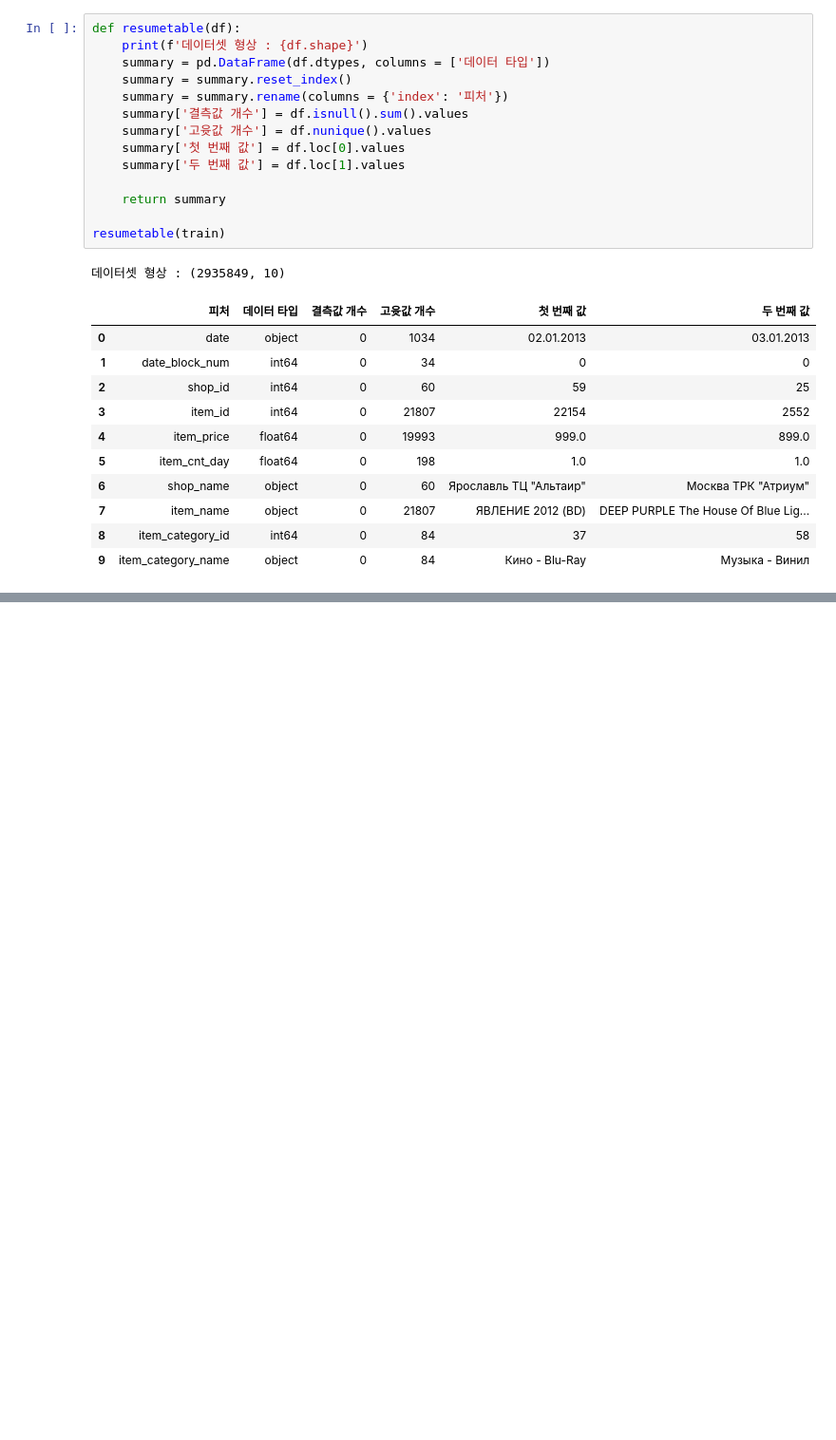
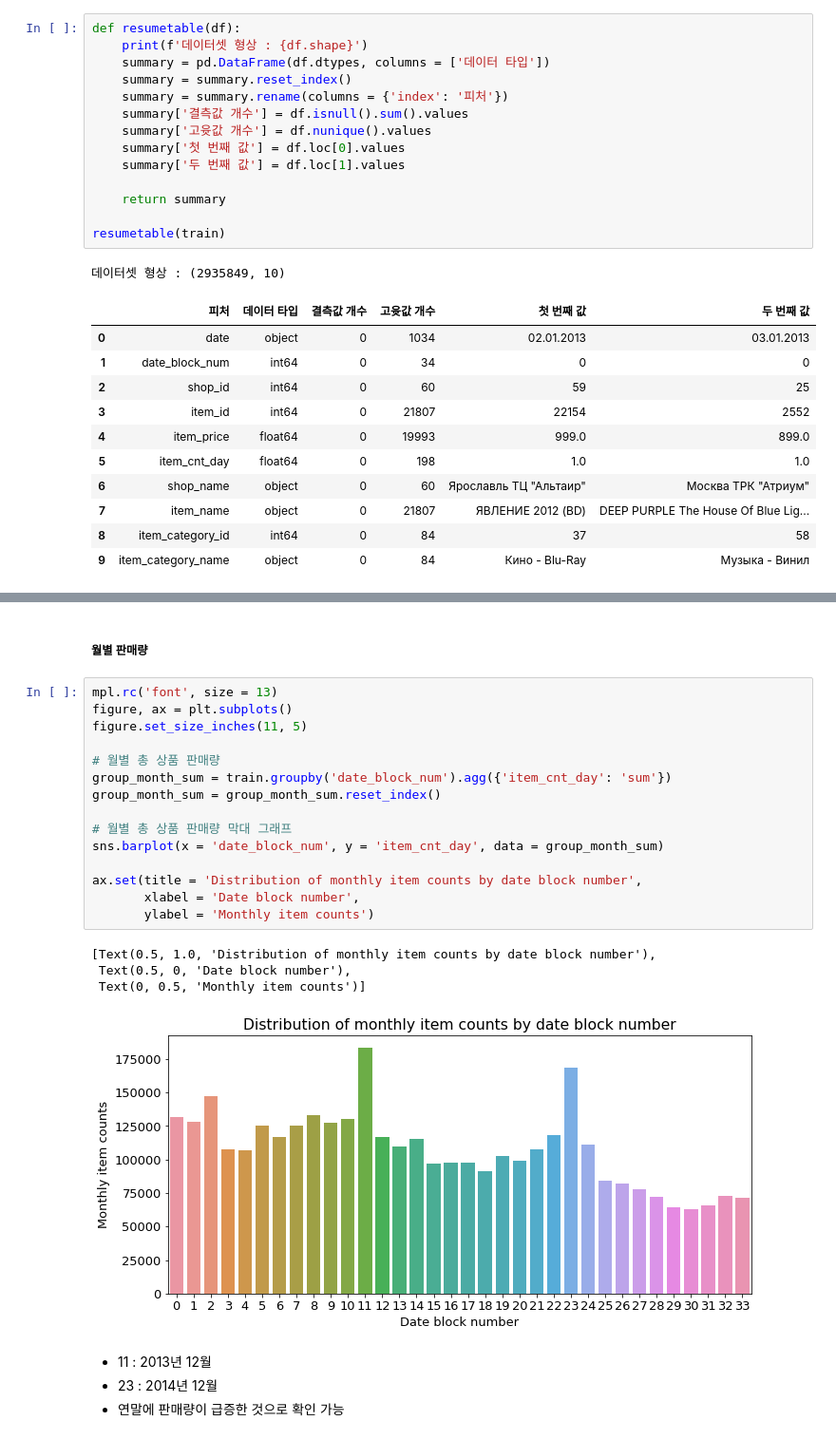
Before and after one commit to hbhb0311/DataAnalysis, a Jupyter notebook: predict_future_sales.ipynb, the cells around one changed output, grey strips where cells are left out. Shown at 95% size. Cells and saved outputs as stored; diff of their text form; blank space fills up the shorter version.

```diff
--- a/predict_future_sales.ipynb
+++ b/predict_future_sales.ipynb
@@ -194,0 +246,26 @@ resumetable(train)
+# %% [markdown]
+##### 월별 판매량
+# %%
+mpl.rc('font', size = 13)
+figure, ax = plt.subplots()
+figure.set_size_inches(11, 5)
+
+# 월별 총 상품 판매량
+group_month_sum = train.groupby('date_block_num').agg({'item_cnt_day': 'sum'})
+group_month_sum = group_month_sum.reset_index()
+
+# 월별 총 상품 판매량 막대 그래프
+sns.barplot(x = 'date_block_num', y = 'item_cnt_day', data = group_month_sum)
+
+ax.set(title = 'Distribution of monthly item counts by date block number',
+       xlabel = 'Date block number',
+       ylabel = 'Monthly item counts')
+# %% [output]
+[Text(0.5, 1.0, 'Distribution of monthly item counts by date block number'),
+ Text(0.5, 0, 'Date block number'),
+ Text(0, 0.5, 'Monthly item counts')]
+[figure, added]
+# %% [markdown]
+- 11 : 2013년 12월
+- 23 : 2014년 12월
+- 연말에 판매량이 급증한 것으로 확인 가능
```
Also changed, not shown: parts of 16 cells of this notebook.
